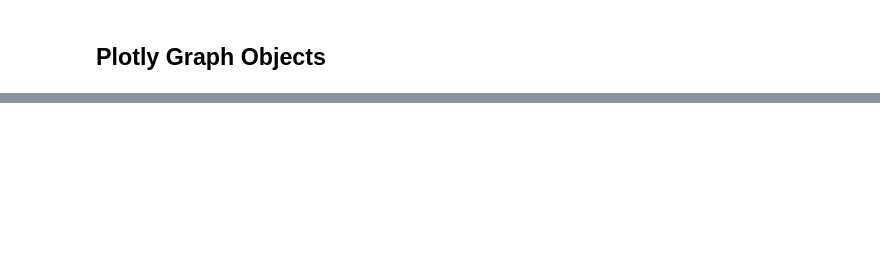
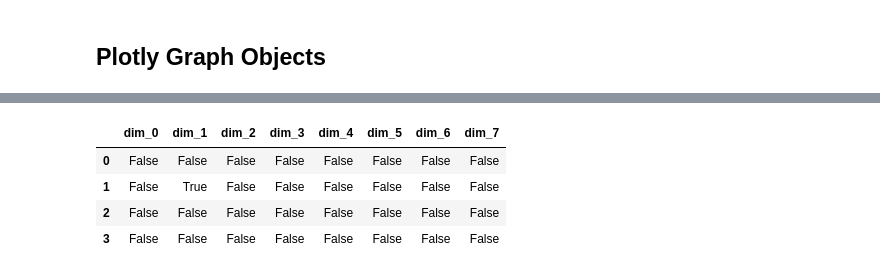
Before and after one commit to jindrvo1/python-edh, a Jupyter notebook: L2_Code.ipynb, the cells around one changed output, grey strips where cells are left out. Saved outputs shown, nothing was run; the diff lists cells and outputs as text; code cells hidden in the pictures; blank space fills up the shorter version.

```diff
--- a/L2_Code.ipynb
+++ b/L2_Code.ipynb
@@ -558,0 +572,12 @@ fig.show()
+# %%
+# Set the element in the first row and column called 'dim_1' to None
+df.loc[1, 'dim_1'] = None
+# %%
+# Check what elements are Nones
+df.isna()
+# %% [output]
+|  | dim_0 | dim_1 | dim_2 | dim_3 | dim_4 | dim_5 | dim_6 | dim_7 |
+| 0 | False | False | False | False | False | False | False | False |
+| 1 | False | True | False | False | False | False | False | False |
+| 2 | False | False | False | False | False | False | False | False |
+| 3 | False | False | False | False | False | False | False | False |
```
Also changed, not shown: parts of 28 cells of this notebook.
